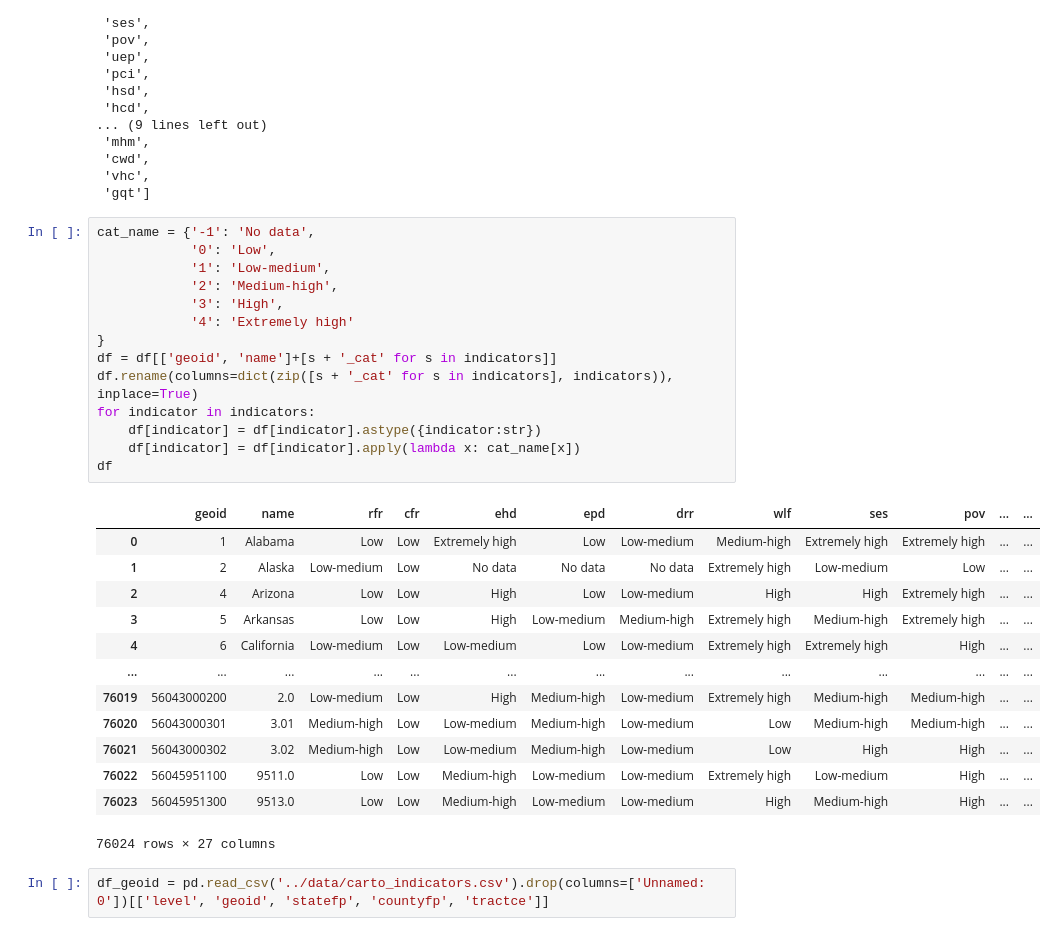
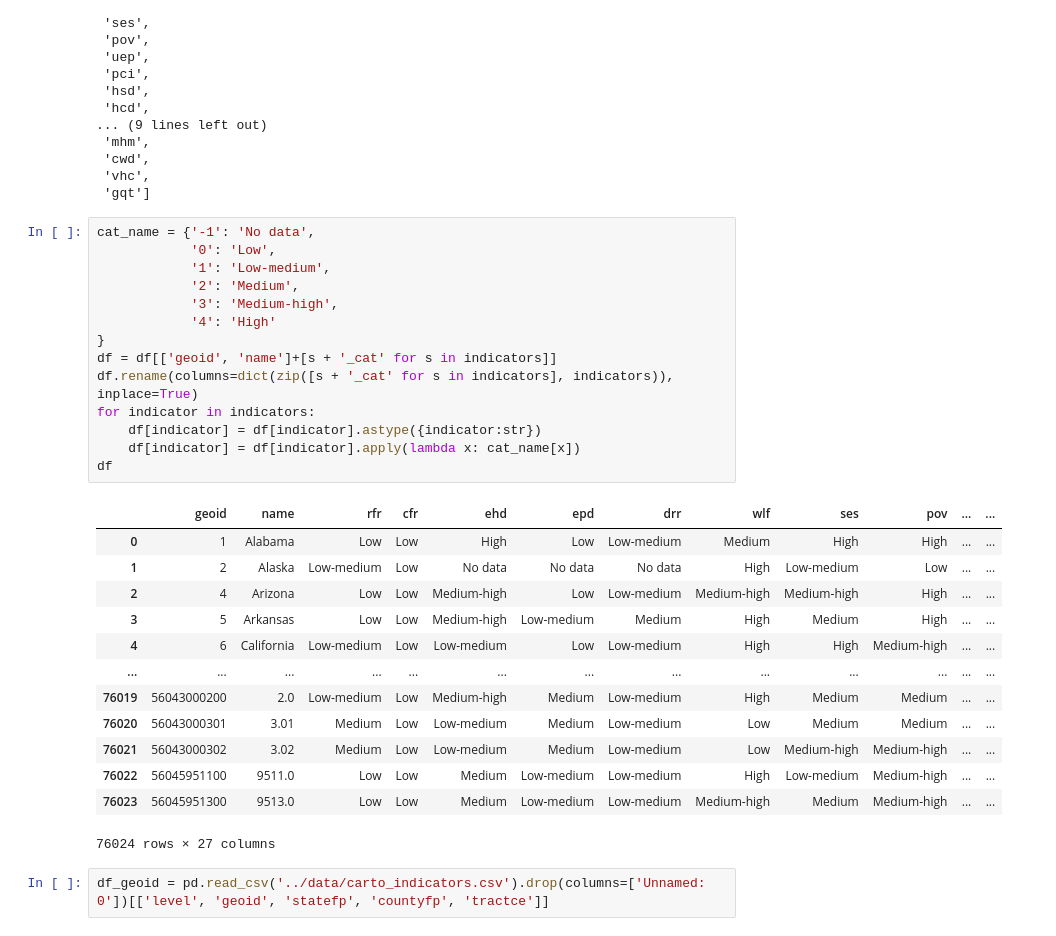
Before and after one commit to Vizzuality/usa-resilience-opportunity-map-data, a Jupyter notebook: processing/Rearange_data_by_state.ipynb, the cells around one changed output. Cells and saved outputs as stored; diff of their text form.

```diff
--- a/processing/Rearange_data_by_state.ipynb
+++ b/processing/Rearange_data_by_state.ipynb
@@ -40,30 +40,30 @@ indicators
 # %%
 cat_name = {'-1': 'No data',
             '0': 'Low',
             '1': 'Low-medium',
-            '2': 'Medium-high',
-            '3': 'High',
-            '4': 'Extremely high'
+            '2': 'Medium',
+            '3': 'Medium-high',
+            '4': 'High'
 }
 df = df[['geoid', 'name']+[s + '_cat' for s in indicators]]
 df.rename(columns=dict(zip([s + '_cat' for s in indicators], indicators)), inplace=True)
 for indicator in indicators:
     df[indicator] = df[indicator].astype({indicator:str})
     df[indicator] = df[indicator].apply(lambda x: cat_name[x])
 df
 # %% [output]
 |  | geoid | name | rfr | cfr | ehd | epd | drr | wlf | ses | pov | ... | ... |
-| 0 | 1 | Alabama | Low | Low | Extremely high | Low | Low-medium | Medium-high | Extremely high | Extremely high | ... | ... |
-| 1 | 2 | Alaska | Low-medium | Low | No data | No data | No data | Extremely high | Low-medium | Low | ... | ... |
-| 2 | 4 | Arizona | Low | Low | High | Low | Low-medium | High | High | Extremely high | ... | ... |
-| 3 | 5 | Arkansas | Low | Low | High | Low-medium | Medium-high | Extremely high | Medium-high | Extremely high | ... | ... |
-| 4 | 6 | California | Low-medium | Low | Low-medium | Low | Low-medium | Extremely high | Extremely high | High | ... | ... |
+| 0 | 1 | Alabama | Low | Low | High | Low | Low-medium | Medium | High | High | ... | ... |
+| 1 | 2 | Alaska | Low-medium | Low | No data | No data | No data | High | Low-medium | Low | ... | ... |
+| 2 | 4 | Arizona | Low | Low | Medium-high | Low | Low-medium | Medium-high | Medium-high | High | ... | ... |
+| 3 | 5 | Arkansas | Low | Low | Medium-high | Low-medium | Medium | High | Medium | High | ... | ... |
+| 4 | 6 | California | Low-medium | Low | Low-medium | Low | Low-medium | High | High | Medium-high | ... | ... |
 | ... | ... | ... | ... | ... | ... | ... | ... | ... | ... | ... | ... | ... |
-| 76019 | 56043000200 | 2.0 | Low-medium | Low | High | Medium-high | Low-medium | Extremely high | Medium-high | Medium-high | ... | ... |
-| 76020 | 56043000301 | 3.01 | Medium-high | Low | Low-medium | Medium-high | Low-medium | Low | Medium-high | Medium-high | ... | ... |
-| 76021 | 56043000302 | 3.02 | Medium-high | Low | Low-medium | Medium-high | Low-medium | Low | High | High | ... | ... |
-| 76022 | 56045951100 | 9511.0 | Low | Low | Medium-high | Low-medium | Low-medium | Extremely high | Low-medium | High | ... | ... |
-| 76023 | 56045951300 | 9513.0 | Low | Low | Medium-high | Low-medium | Low-medium | High | Medium-high | High | ... | ... |
+| 76019 | 56043000200 | 2.0 | Low-medium | Low | Medium-high | Medium | Low-medium | High | Medium | Medium | ... | ... |
+| 76020 | 56043000301 | 3.01 | Medium | Low | Low-medium | Medium | Low-medium | Low | Medium | Medium | ... | ... |
+| 76021 | 56043000302 | 3.02 | Medium | Low | Low-medium | Medium | Low-medium | Low | Medium-high | Medium-high | ... | ... |
+| 76022 | 56045951100 | 9511.0 | Low | Low | Medium | Low-medium | Low-medium | High | Low-medium | Medium-high | ... | ... |
+| 76023 | 56045951300 | 9513.0 | Low | Low | Medium | Low-medium | Low-medium | Medium-high | Medium | Medium-high | ... | ... |
 76024 rows × 27 columns
 # %%
 df_geoid = pd.read_csv('../data/carto_indicators.csv').drop(columns=['Unnamed: 0'])[['level', 'geoid', 'statefp', 'countyfp', 'tractce']]
```
Also changed, not shown: parts of 5 cells of this notebook.
